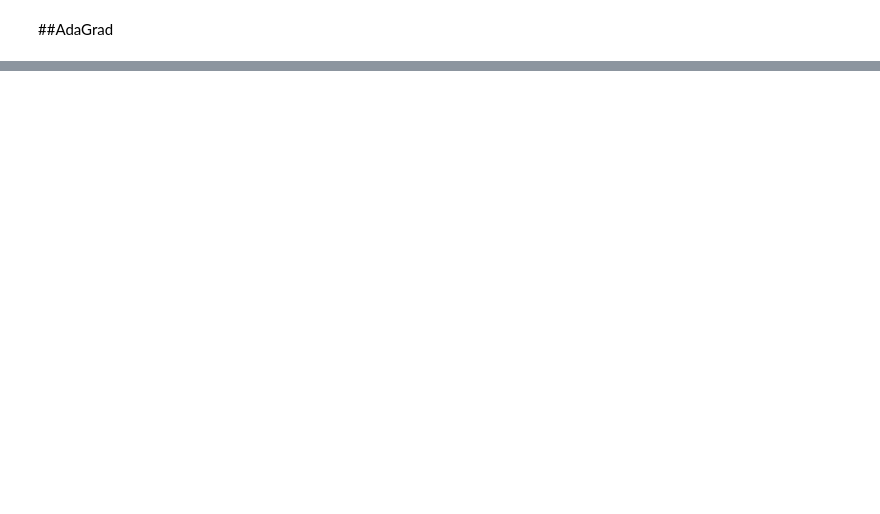
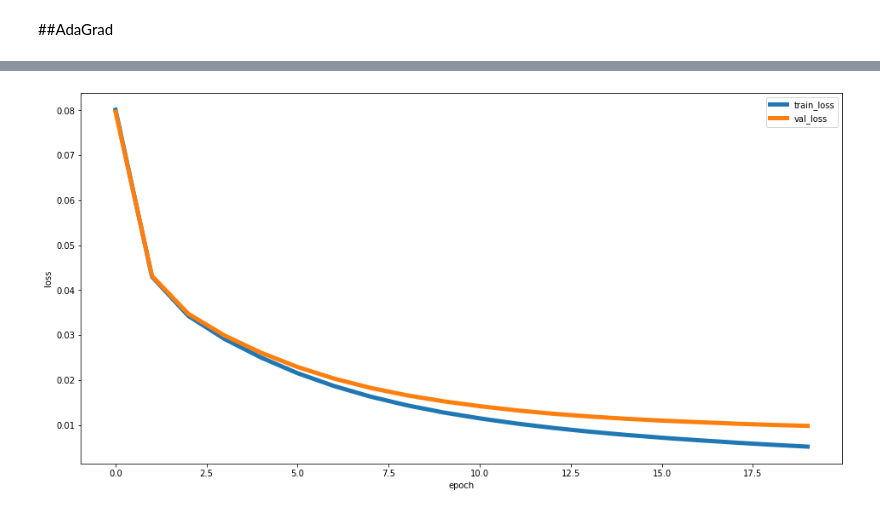
Before and after one commit to nguyenhuy1209/diveintocode-ml, a Jupyter notebook: week4/sprint10.ipynb, the cells around one changed output, grey strips where cells are left out. Drawn from its saved outputs; the diff is of its cells as text; code cells hidden in the pictures; blank space fills up the shorter version.

```diff
--- a/week4/sprint10.ipynb
+++ b/week4/sprint10.ipynb
@@ -578,0 +610,4 @@ accuracy_score(y_pred, y_val)
+# %%
+plot_learning_curve(scratch_model_4.train_loss, scratch_model_4.val_loss)
+# %% [output]
+[figure, added]
```
Also changed, not shown: parts of 14 cells of this notebook.
